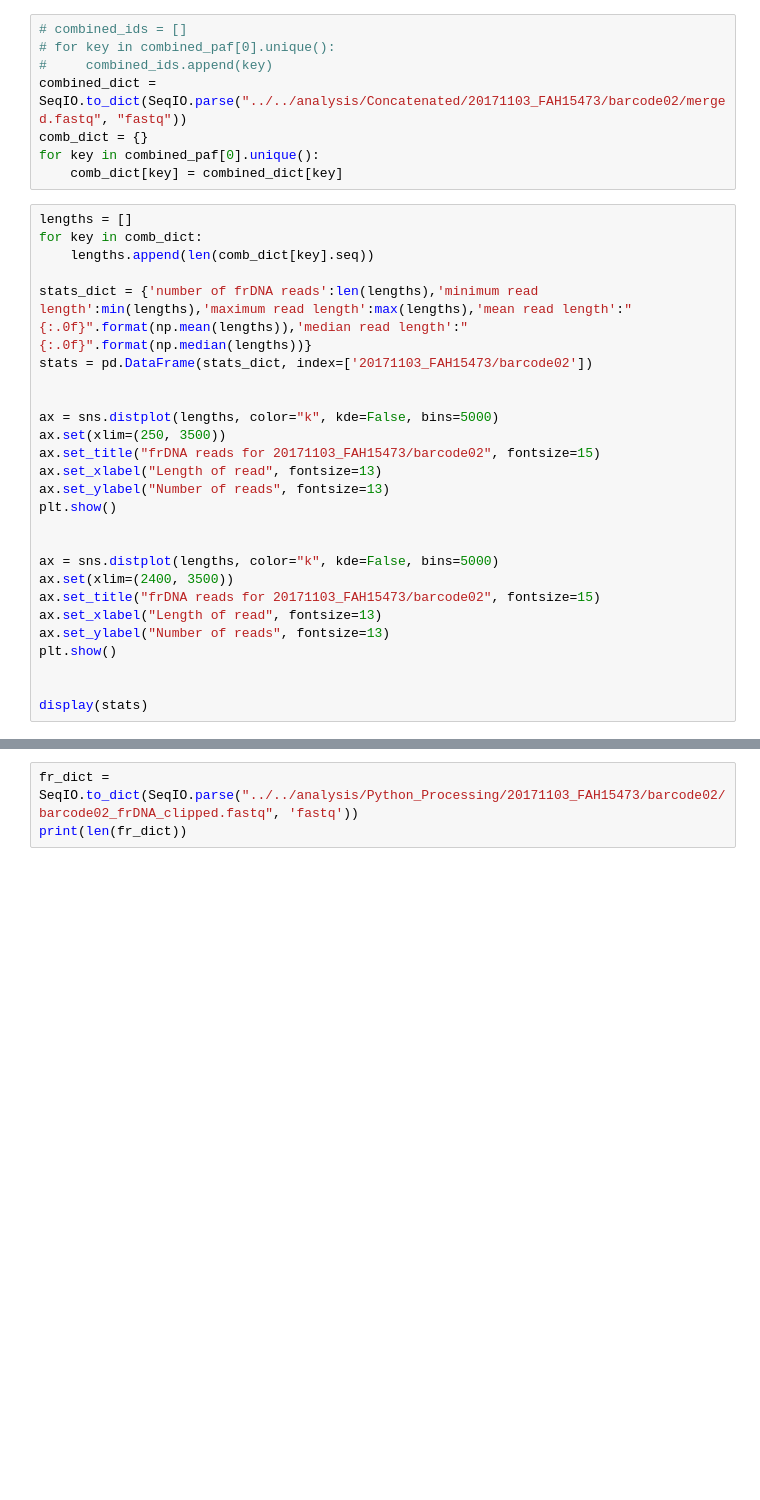
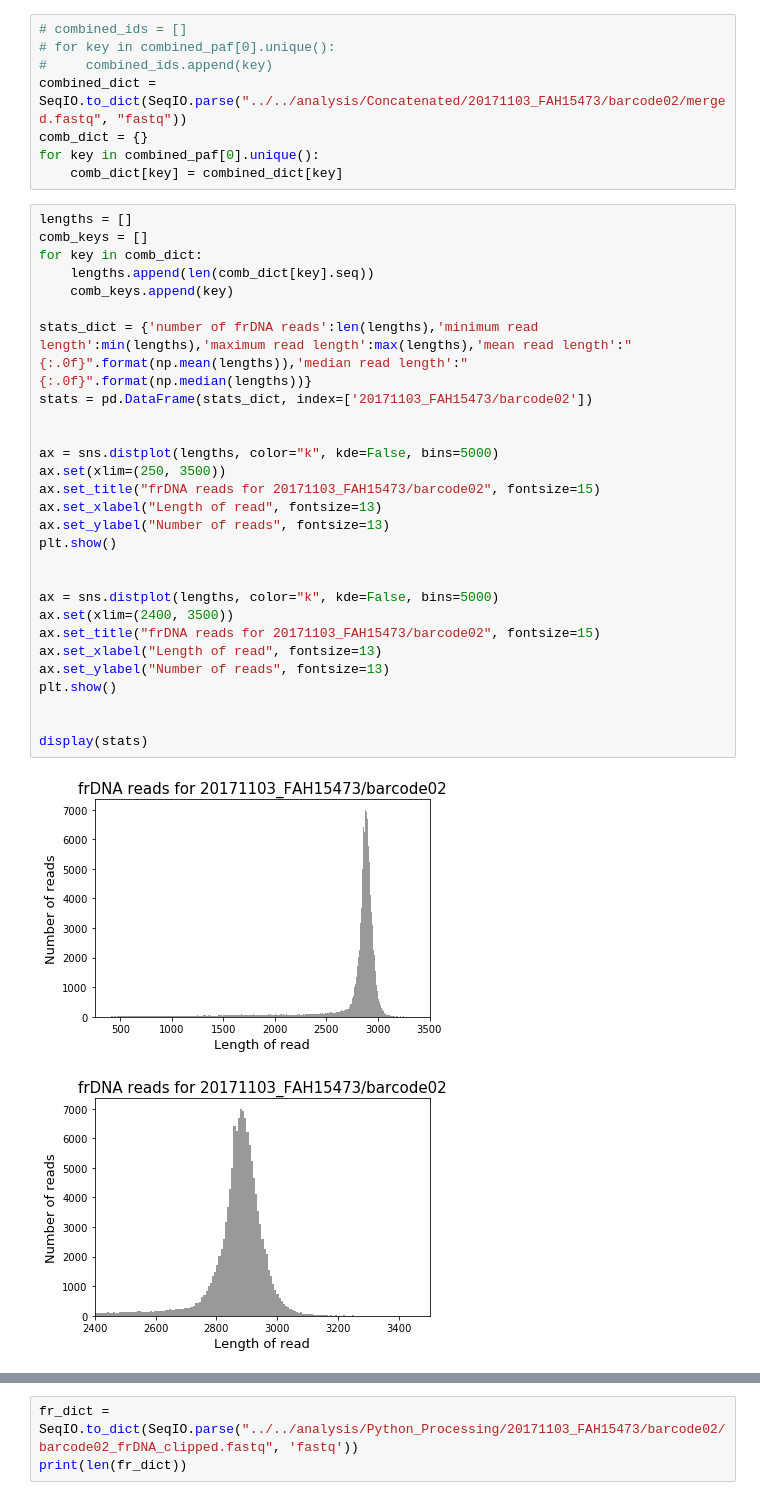
Before and after one commit to teenjes/fungal_ML, a Jupyter notebook: scripts/Notebooks/Honours Pre-processing.ipynb, the cells around one changed output, grey strips where cells are left out. Saved outputs shown, nothing was run; the diff lists cells and outputs as text; blank space fills up the shorter version.

```diff
--- a/scripts/Notebooks/Honours Pre-processing.ipynb
+++ b/scripts/Notebooks/Honours Pre-processing.ipynb
@@ -175,27 +177,32 @@ for key in combined_paf[0].unique():
     comb_dict[key] = combined_dict[key]
 # %%
 lengths = []
+comb_keys = []
 for key in comb_dict:
     lengths.append(len(comb_dict[key].seq))
+    comb_keys.append(key)
 
 stats_dict = {'number of frDNA reads':len(lengths),'minimum read length':min(lengths),'maximum read length':max(lengths),'mean read length':"{:.0f}".format(np.mean(lengths)),'median read length':"{:.0f}".format(np.median(lengths))}
 stats = pd.DataFrame(stats_dict, index=['20171103_FAH15473/barcode02'])
 
 
 ax = sns.distplot(lengths, color="k", kde=False, bins=5000)
 ax.set(xlim=(250, 3500))
 ax.set_title("frDNA reads for 20171103_FAH15473/barcode02", fontsize=15)
 ax.set_xlabel("Length of read", fontsize=13)
 ax.set_ylabel("Number of reads", fontsize=13)
 plt.show()
 
 
 ax = sns.distplot(lengths, color="k", kde=False, bins=5000)
 ax.set(xlim=(2400, 3500))
 ax.set_title("frDNA reads for 20171103_FAH15473/barcode02", fontsize=15)
 ax.set_xlabel("Length of read", fontsize=13)
 ax.set_ylabel("Number of reads", fontsize=13)
 plt.show()
 
 
 display(stats)
+# %% [output]
+[figure, added]
+[figure, added]
```
Also changed, not shown: parts of 6 cells of this notebook, 7 other files.
